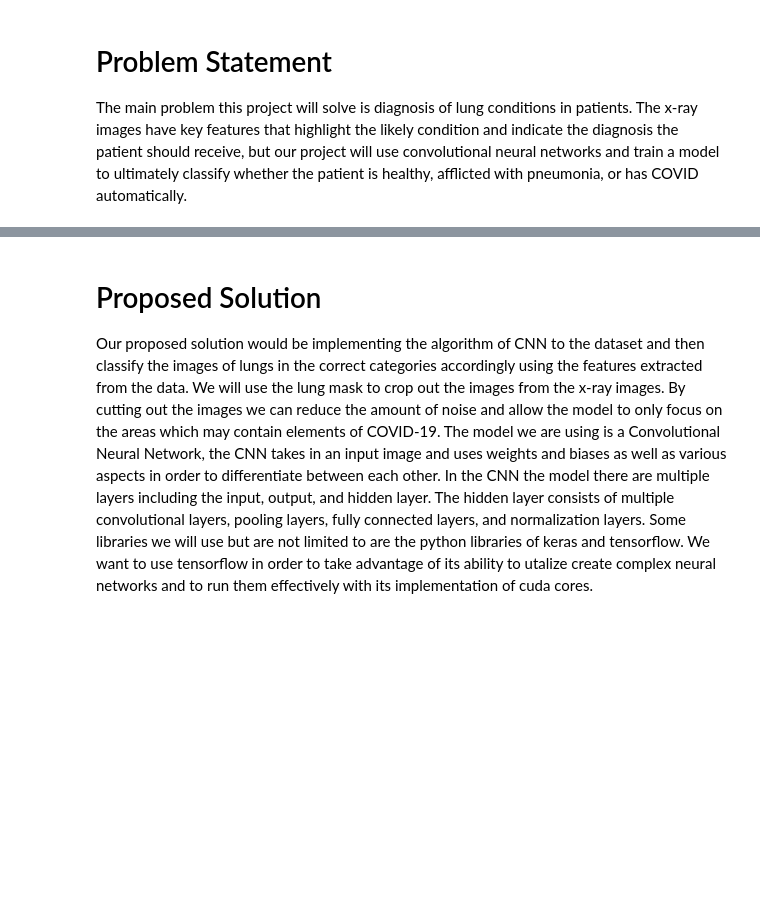
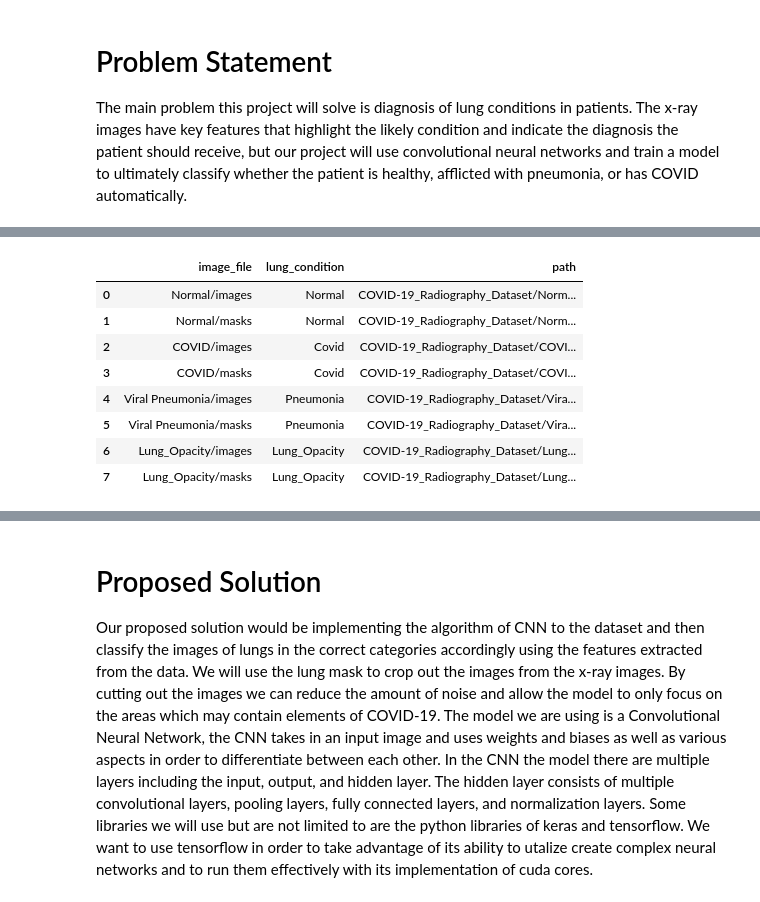
Before and after one commit to MikecraftA/Group037-Sp22, a Jupyter notebook: Checkpoint_group037.ipynb, the cells around one changed output, grey strips where cells are left out. Cells and saved outputs as stored; diff of their text form; code cells hidden in the pictures; blank space fills up the shorter version.

```diff
--- a/Checkpoint_group037.ipynb
+++ b/Checkpoint_group037.ipynb
@@ -36,0 +67,12 @@ It is important moving forward with this dataset that we are able to isolate the
+# %%
+data
+# %% [output]
+|  | image_file | lung_condition | path |
+| 0 | Normal/images | Normal | COVID-19_Radiography_Dataset/Norm... |
+| 1 | Normal/masks | Normal | COVID-19_Radiography_Dataset/Norm... |
+| 2 | COVID/images | Covid | COVID-19_Radiography_Dataset/COVI... |
+| 3 | COVID/masks | Covid | COVID-19_Radiography_Dataset/COVI... |
+| 4 | Viral Pneumonia/images | Pneumonia | COVID-19_Radiography_Dataset/Vira... |
+| 5 | Viral Pneumonia/masks | Pneumonia | COVID-19_Radiography_Dataset/Vira... |
+| 6 | Lung_Opacity/images | Lung_Opacity | COVID-19_Radiography_Dataset/Lung... |
+| 7 | Lung_Opacity/masks | Lung_Opacity | COVID-19_Radiography_Dataset/Lung... |
```
Also changed, not shown: parts of 8 cells of this notebook.
